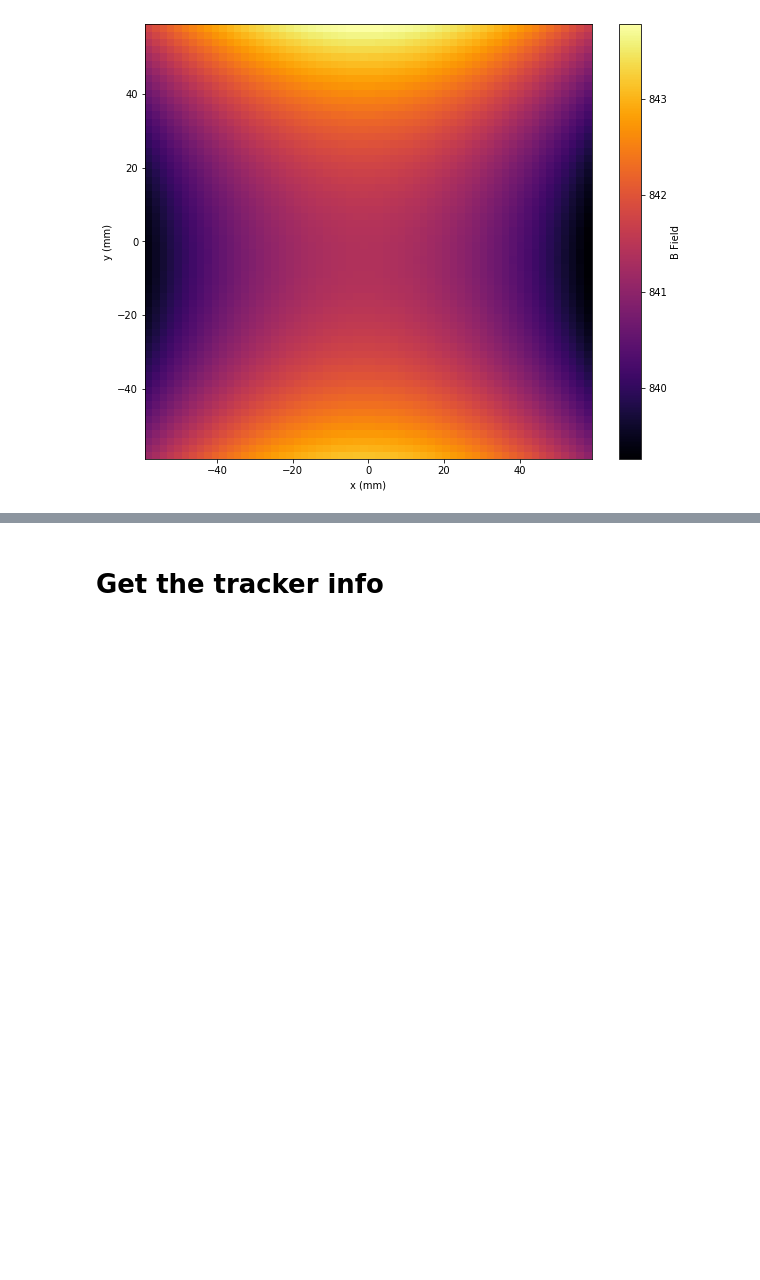
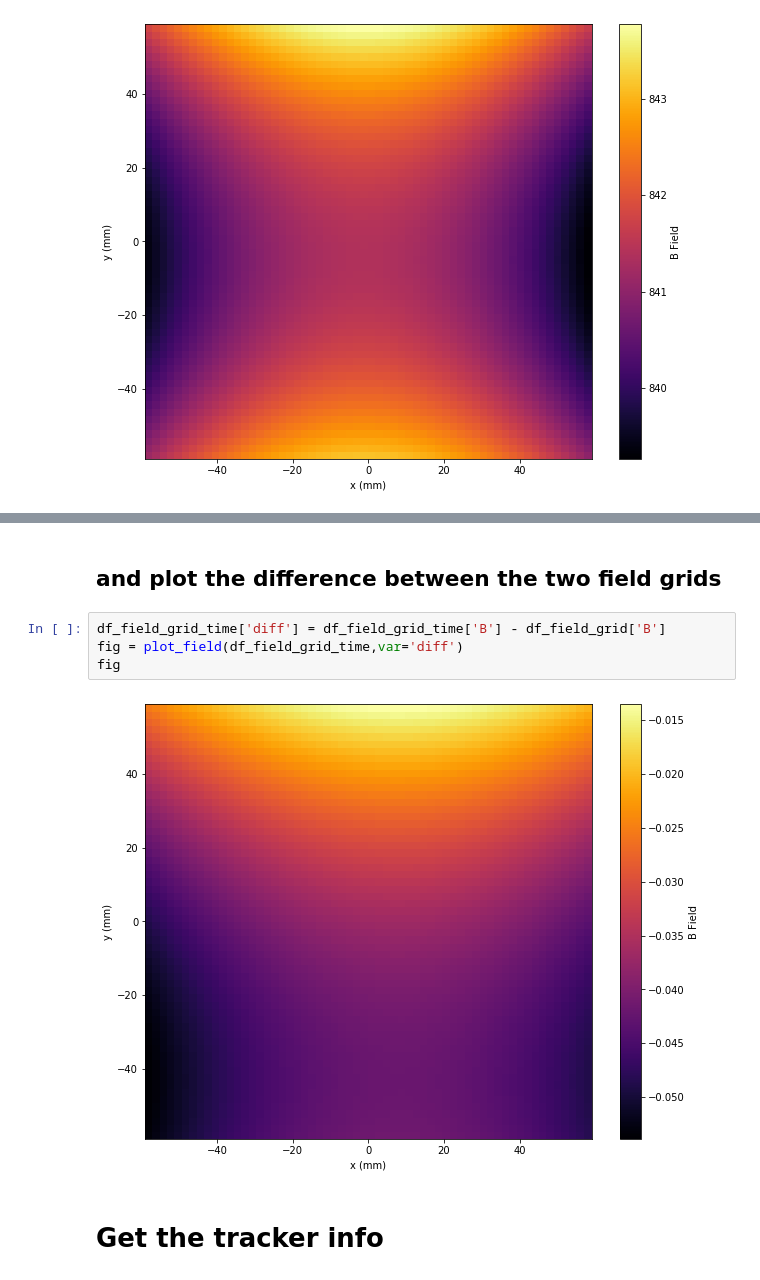
Before and after one commit to jasonbono/MuonConvolution, a Jupyter notebook: analysis/systematics/beam_motion.ipynb, the cells around one changed output, grey strips where cells are left out. Saved outputs shown, nothing was run; the diff lists cells and outputs as text; blank space fills up the shorter version.

```diff
--- a/analysis/systematics/beam_motion.ipynb
+++ b/analysis/systematics/beam_motion.ipynb
@@ -67,3 +80,11 @@ fig
+# %% [markdown]
+## and plot the difference between the two field grids
+# %%
+df_field_grid_time['diff'] = df_field_grid_time['B'] - df_field_grid['B']
+fig = plot_field(df_field_grid_time,var='diff')
+fig
+# %% [output]
+[figure, added]
 # %% [markdown]
 # Get the tracker info
 # %%
```
Also changed, not shown: parts of 40 cells of this notebook, 2 other files.
